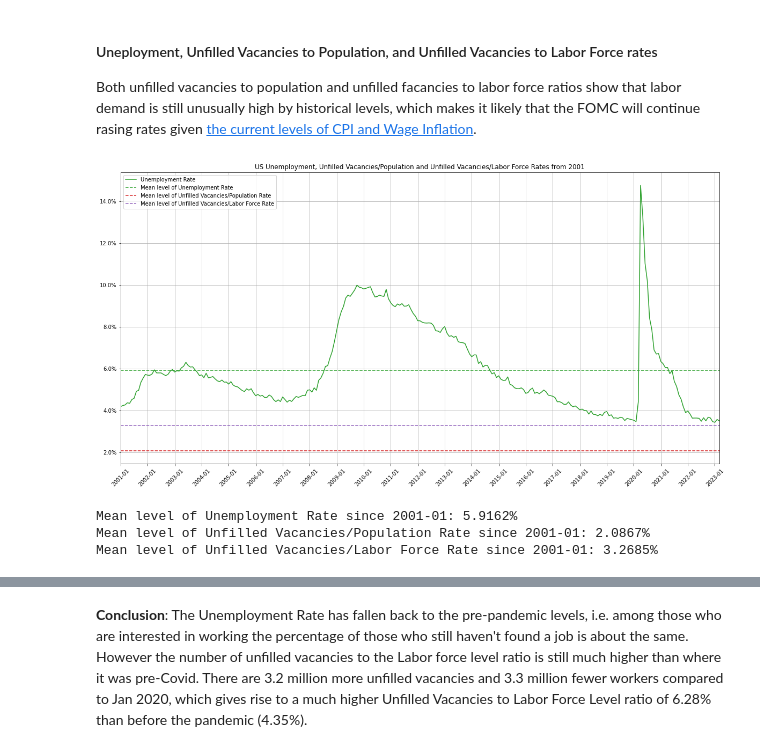
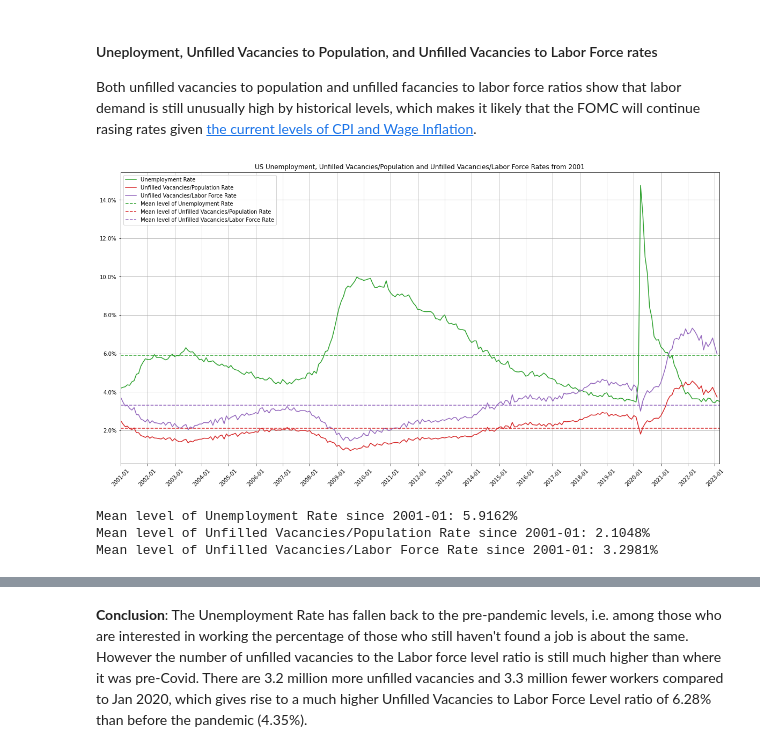
Before and after one commit to ilchen/US_Economic_Data_Analysis, a Jupyter notebook: Unemployment_and_Participation_Rates.ipynb, the cells around one changed output, grey strips where cells are left out. Drawn from its saved outputs; the diff is of its cells as text; code cells hidden in the pictures.

Commit message:
Feb US Unfilled job vacancies data from the OECD

```diff
--- a/Unemployment_and_Participation_Rates.ipynb
+++ b/Unemployment_and_Participation_Rates.ipynb
@@ -51,9 +52,16 @@ CORRELATION_FFR_PR_GRAPH_TITLE = 'Correlation between annual changes in Fed Fund
 CORRELATION_FFR_UR_GRAPH_TITLE = 'Correlation between annual changes in Fed Funds and Unemployment Rates'
 ANNUAL_PERCENTAGE_CHANGES = ' Annual Percantage Changes'
 # %%
-data = web.get_data_fred(['CNP16OV', 'CLF16OV', 'CE16OV', 'LMJVTTUVUSM647S'], report_start, report_end)
+data = web.get_data_fred(['CNP16OV', 'CLF16OV', 'CE16OV'], report_start, report_end)
 
-data.LMJVTTUVUSM647S /= 1000 # Converting to thousands of persons
+import pandasdmx as sdmx
+oecd = sdmx.Request('OECD')
+data_msg = oecd.data('LAB_REG_VAC', key='USA.LMJVTTUV_STSA.M/all', params={'startPeriod': report_start,
+                                                                           'endPeriod': report_end})
+unfilled_vacancies = sdmx.to_pandas(data_msg.data[0]).loc['USA', 'LMJVTTUV_STSA', 'M'] / 1000
+unfilled_vacancies = unfilled_vacancies.set_axis(pd.DatetimeIndex(unfilled_vacancies.index, 'MS'))
+data['LMJVTTUVUSM647S'] = unfilled_vacancies
+
 data[PARTICIPATION_RATE] = data.CLF16OV / data.CNP16OV
 data[EMPLOYMENT_POPULATION_RATE] = data.CE16OV / data.CNP16OV
 data[UNEMPLOYMENT_RATE] = (data.CLF16OV - data.CE16OV) / data.CLF16OV
@@ -170,26 +178,26 @@ and 1904 thouand people using the current population level.
 #### Uneployment,  Unfilled Vacancies to Population, and Unfilled Vacancies to Labor Force rates
 Both unfilled vacancies to population and unfilled facancies to labor force ratios show that labor demand is still unusually high by historical levels, which makes it likely that the FOMC will continue rasing rates given [the current levels of CPI and Wage Inflation](./M2_PCE_and_CPI.ipynb).
 # %%
-ax = data_short.iloc[:,6:7].plot(figsize=(20,10), grid=True,
+ax = data_short.iloc[:,6:].plot(figsize=(20,10), grid=True,
                                 title=UNEMPLOYMENT_RATIOS_SUBSET_2_GRAPH_TITLE + ' from %d' % data_short.index[0].year,
                                 xticks=data_short.index[::12], xlabel='', rot=45,
                                 color=['#2ca02c', '#d62728', '#9467bd'])
 ax.yaxis.set_major_formatter(mtick.PercentFormatter(1))
 ax.axhline(y=data_short.iloc[:,6].mean(), ls='--', c='#2ca02c', label=MEAN_UNEMPLOYMENT_RATE)
 ax.axhline(y=data_short.iloc[:,7].mean(), ls='--', c='#d62728', label=MEAN_UNFILLED_VACANCIES_POPULATION_RATE)
 ax.axhline(y=data_short.iloc[:,8].mean(), ls='--', c='#9467bd', label=MEAN_UNFILLED_VACANCIES_LABOR_FORCE_RATE)
 ax.legend()
 _ = ax.set_xticklabels(list(map('{:%Y-%m}'.format, data_short.index[::12])))
 # %% [output]
-[figure, old version]
+[figure, new version]
 # %%
 print(MEAN_UNEMPLOYMENT_RATE + SINCE + '{:.4%}'.format(data_short.iloc[:,6].mean()))
 print(MEAN_UNFILLED_VACANCIES_POPULATION_RATE + SINCE + '{:.4%}'.format(data_short.iloc[:,7].mean()))
 print(MEAN_UNFILLED_VACANCIES_LABOR_FORCE_RATE + SINCE + '{:.4%}'.format(data_short.iloc[:,8].mean()))
 # %% [output]
 Mean level of Unemployment Rate since 2001-01: 5.9162%
-Mean level of Unfilled Vacancies/Population Rate since 2001-01: 2.0867%
-Mean level of Unfilled Vacancies/Labor Force Rate since 2001-01: 3.2685%
+Mean level of Unfilled Vacancies/Population Rate since 2001-01: 2.1048%
+Mean level of Unfilled Vacancies/Labor Force Rate since 2001-01: 3.2981%
 # %%
 data_short.loc['2020':].iloc[:,[3,6,7,8]].dropna()
 # %% [output]
```
Also changed, not shown: parts of 4 cells of this notebook.
